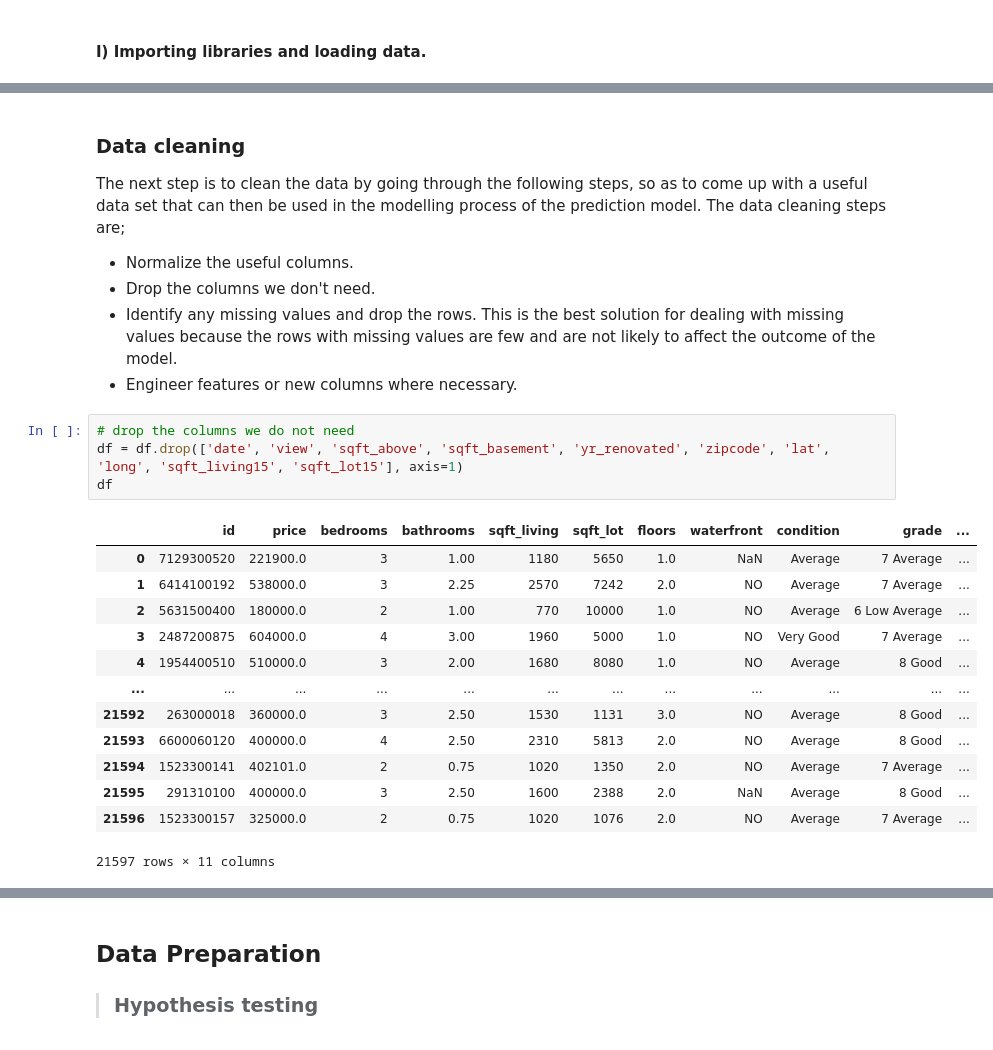
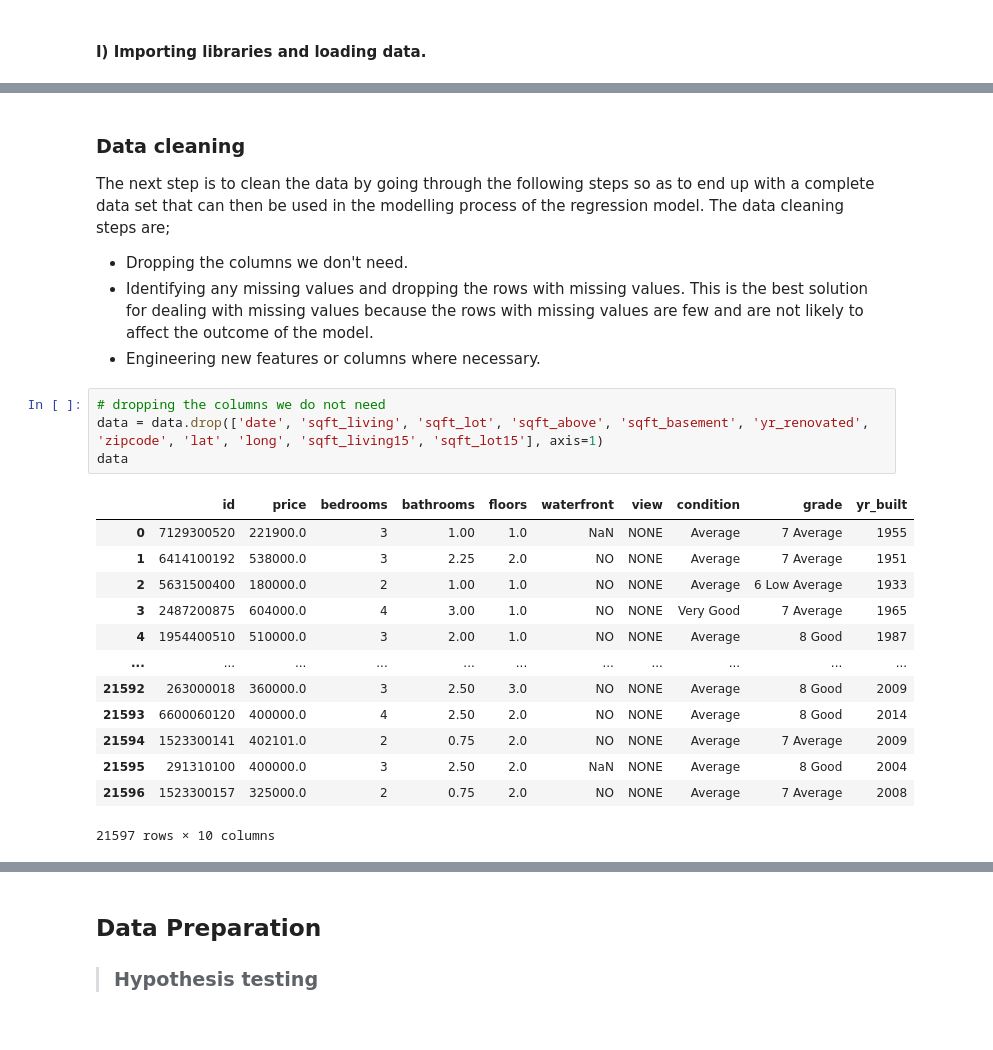
Before and after one commit to ngeny-brian/Phase-2-project, a Jupyter notebook: student.ipynb, the cells around one changed output, grey strips where cells are left out. Cells and saved outputs as stored; diff of their text form.

```diff
--- a/student.ipynb
+++ b/student.ipynb
@@ -115,25 +221,24 @@ Out of the 21 columns of the dataset, only 15 columns are useful to the process.
 # %% [markdown]
 ### Data cleaning
-The next step is to clean the data by going through the following steps, so as to come up with a useful data set that can then be used in the modelling process of the prediction model. The data cleaning steps are;
-* Normalize the useful columns.
-* Drop the columns we don't need.
-* Identify any missing values and drop the rows. This is the best solution for dealing with missing values because the rows with missing values are few and are not likely to affect the outcome of the model.
-* Engineer features or new columns where necessary.
+The next step is to clean the data by going through the following steps so as to end up with a complete data set that can then be used in the modelling process of the regression model. The data cleaning steps are;
+* Dropping the columns we don't need.
+* Identifying any missing values and dropping the rows with missing values. This is the best solution for dealing with missing values because the rows with missing values are few and are not likely to affect the outcome of the model.
+* Engineering new features or columns where necessary.
 # %%
-# drop the columns we do not need
-df = df.drop(['date', 'view', 'sqft_above', 'sqft_basement', 'yr_renovated', 'zipcode', 'lat', 'long', 'sqft_living15', 'sqft_lot15'], axis=1)
-df
+# dropping the columns we do not need
+data = data.drop(['date', 'sqft_living', 'sqft_lot', 'sqft_above', 'sqft_basement', 'yr_renovated', 'zipcode', 'lat', 'long', 'sqft_living15', 'sqft_lot15'], axis=1)
+data
 # %% [output]
-|  | id | price | bedrooms | bathrooms | sqft_living | sqft_lot | floors | waterfront | condition | grade | ... |
-| 0 | 7129300520 | 221900.0 | 3 | 1.00 | 1180 | 5650 | 1.0 | NaN | Average | 7 Average | ... |
-| 1 | 6414100192 | 538000.0 | 3 | 2.25 | 2570 | 7242 | 2.0 | NO | Average | 7 Average | ... |
-| 2 | 5631500400 | 180000.0 | 2 | 1.00 | 770 | 10000 | 1.0 | NO | Average | 6 Low Average | ... |
-| 3 | 2487200875 | 604000.0 | 4 | 3.00 | 1960 | 5000 | 1.0 | NO | Very Good | 7 Average | ... |
-| 4 | 1954400510 | 510000.0 | 3 | 2.00 | 1680 | 8080 | 1.0 | NO | Average | 8 Good | ... |
-| ... | ... | ... | ... | ... | ... | ... | ... | ... | ... | ... | ... |
-| 21592 | 263000018 | 360000.0 | 3 | 2.50 | 1530 | 1131 | 3.0 | NO | Average | 8 Good | ... |
-| 21593 | 6600060120 | 400000.0 | 4 | 2.50 | 2310 | 5813 | 2.0 | NO | Average | 8 Good | ... |
-| 21594 | 1523300141 | 402101.0 | 2 | 0.75 | 1020 | 1350 | 2.0 | NO | Average | 7 Average | ... |
-| 21595 | 291310100 | 400000.0 | 3 | 2.50 | 1600 | 2388 | 2.0 | NaN | Average | 8 Good | ... |
-| 21596 | 1523300157 | 325000.0 | 2 | 0.75 | 1020 | 1076 | 2.0 | NO | Average | 7 Average | ... |
+|  | id | price | bedrooms | bathrooms | floors | waterfront | view | condition | grade | yr_built |
+| 0 | 7129300520 | 221900.0 | 3 | 1.00 | 1.0 | NaN | NONE | Average | 7 Average | 1955 |
+| 1 | 6414100192 | 538000.0 | 3 | 2.25 | 2.0 | NO | NONE | Average | 7 Average | 1951 |
+| 2 | 5631500400 | 180000.0 | 2 | 1.00 | 1.0 | NO | NONE | Average | 6 Low Average | 1933 |
+| 3 | 2487200875 | 604000.0 | 4 | 3.00 | 1.0 | NO | NONE | Very Good | 7 Average | 1965 |
+| 4 | 1954400510 | 510000.0 | 3 | 2.00 | 1.0 | NO | NONE | Average | 8 Good | 1987 |
+| ... | ... | ... | ... | ... | ... | ... | ... | ... | ... | ... |
+| 21592 | 263000018 | 360000.0 | 3 | 2.50 | 3.0 | NO | NONE | Average | 8 Good | 2009 |
+| 21593 | 6600060120 | 400000.0 | 4 | 2.50 | 2.0 | NO | NONE | Average | 8 Good | 2014 |
+| 21594 | 1523300141 | 402101.0 | 2 | 0.75 | 2.0 | NO | NONE | Average | 7 Average | 2009 |
+| 21595 | 291310100 | 400000.0 | 3 | 2.50 | 2.0 | NaN | NONE | Average | 8 Good | 2004 |
+| 21596 | 1523300157 | 325000.0 | 2 | 0.75 | 2.0 | NO | NONE | Average | 7 Average | 2008 |
-21597 rows × 11 columns
+21597 rows × 10 columns
```
Also changed, not shown: parts of 24 cells of this notebook.
